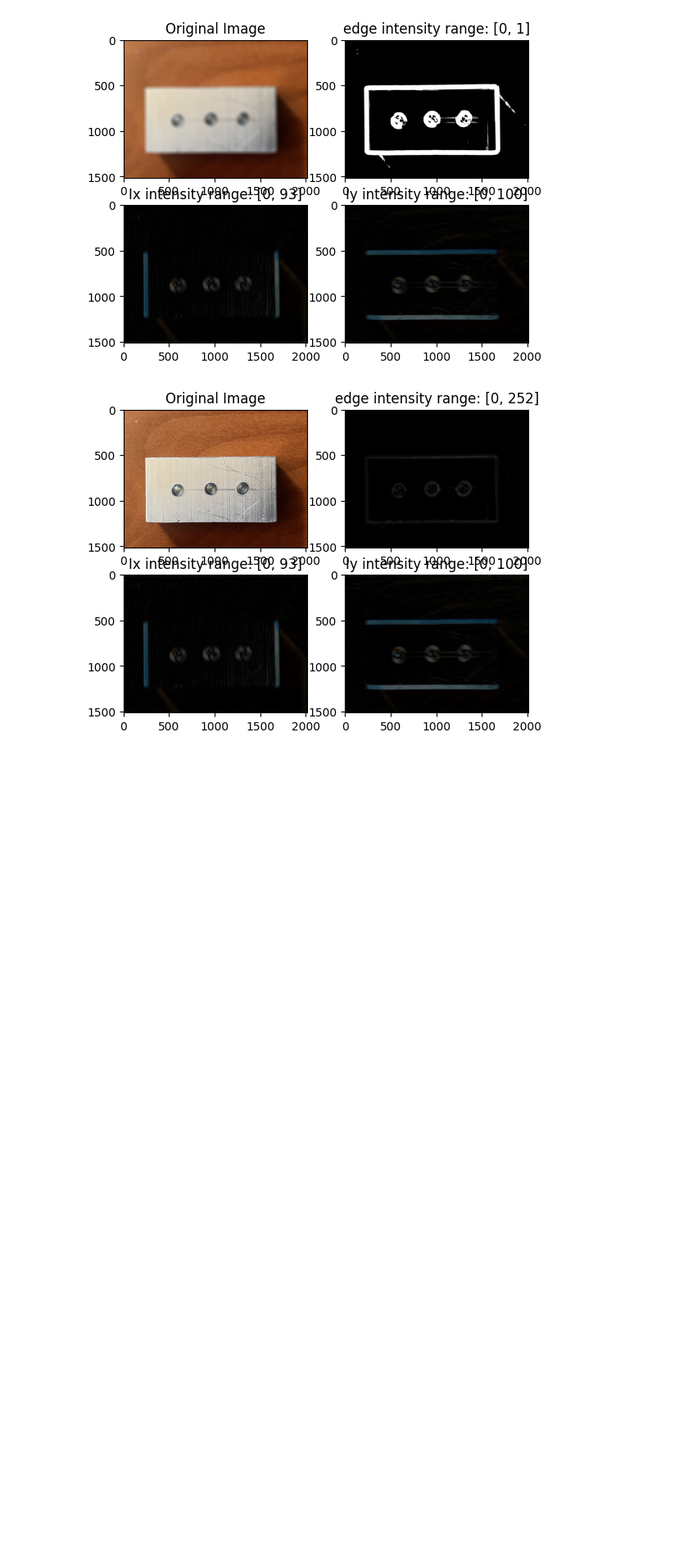
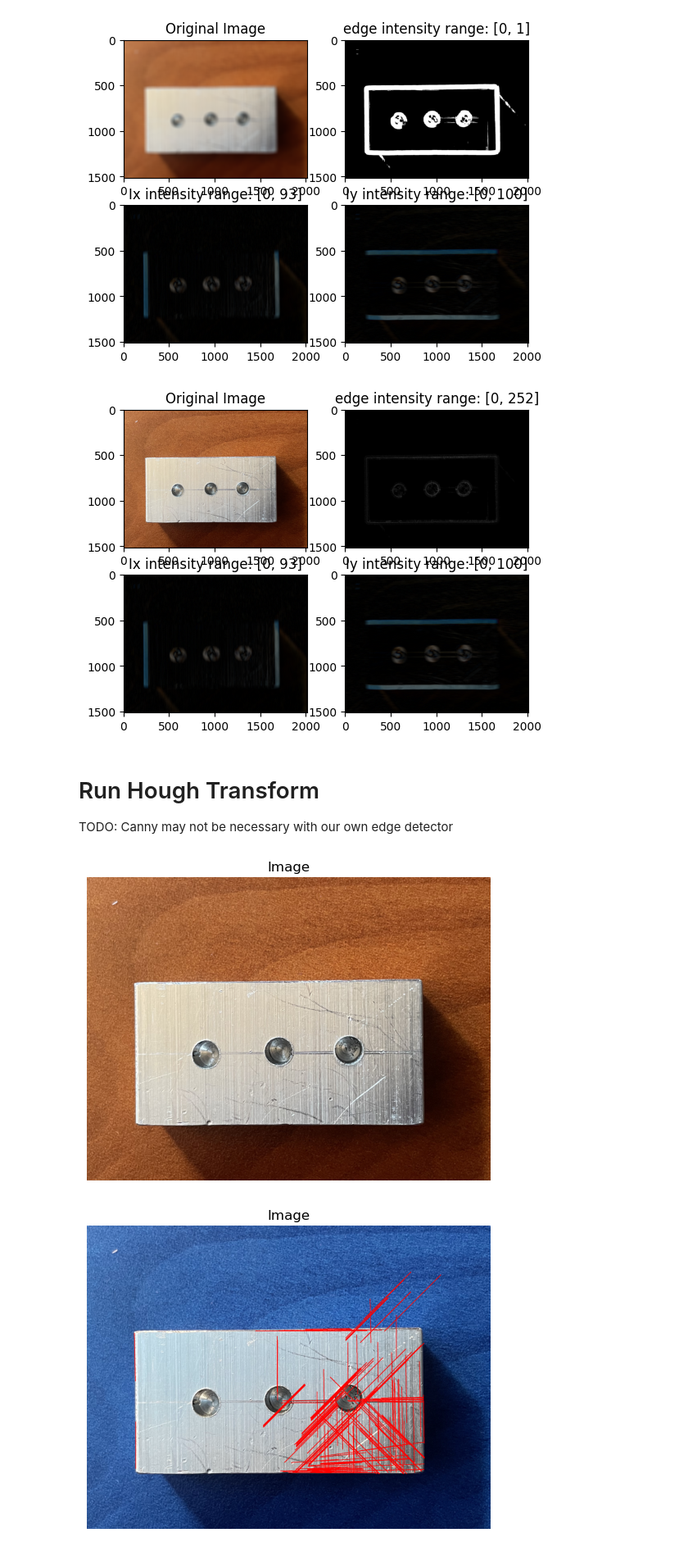
Before and after one commit to Zack-szh/CV-Based-Geometric-Dimensioning-Tolerancing, a Jupyter notebook: testing.ipynb, the cells around one changed output. Shown at 82% size. Drawn from its saved outputs; the diff is of its cells as text; code cells hidden in the pictures; blank space fills up the shorter version.

Commit message:
Hough transform implementation in pipeline

```diff
--- a/testing.ipynb
+++ b/testing.ipynb
@@ -128,3 +129,7 @@ show_edge_results(img_part1, edges_masked, Ix, Iy)
 [figure]
 [figure]
 [figure]
+# %% [markdown]
+# Run Hough Transform
+
+TODO: Canny may not be necessary with our own edge detector
@@ -130,0 +174,18 @@ show_edge_results(img_part1, edges_masked, Ix, Iy)
+# %%
+
+showImage(img_part1)
+
+
+houghOutput = applyHoughTransform(img_part1)
+showImage(houghOutput)
+
+
+
+gradient = applyGradient(img_part1)
+showImage(gradient)
+
+gradient_hough = applyHoughTransform(gradient)
+showImage(gradient_hough)
+# %% [output]
+[figure, added]
+[figure, added]
```
Also changed, not shown: parts of 7 cells of this notebook, 1 other file.
